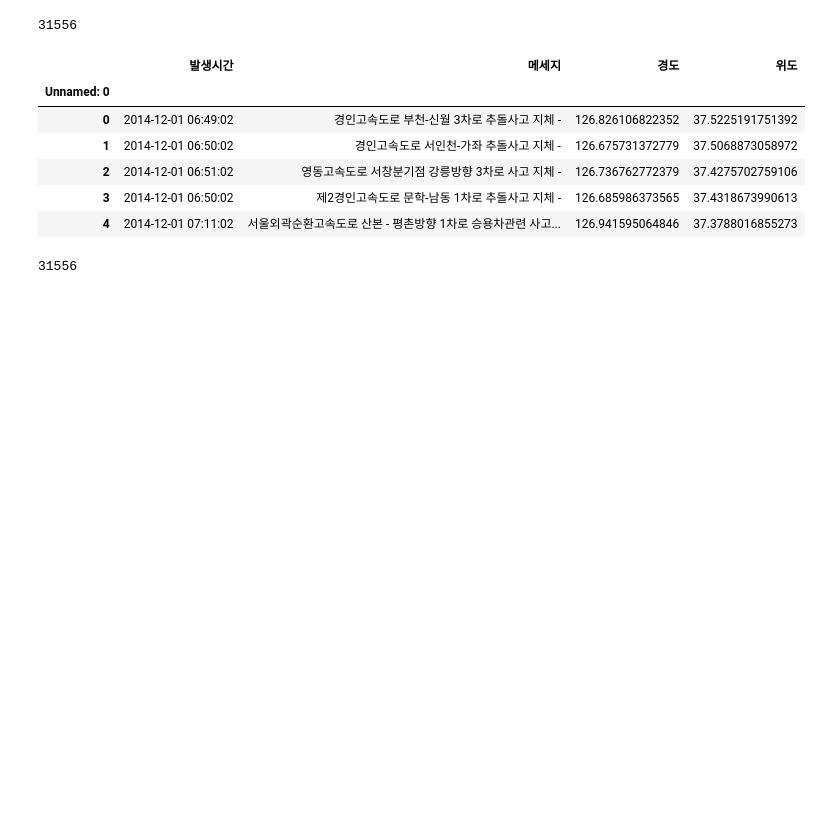
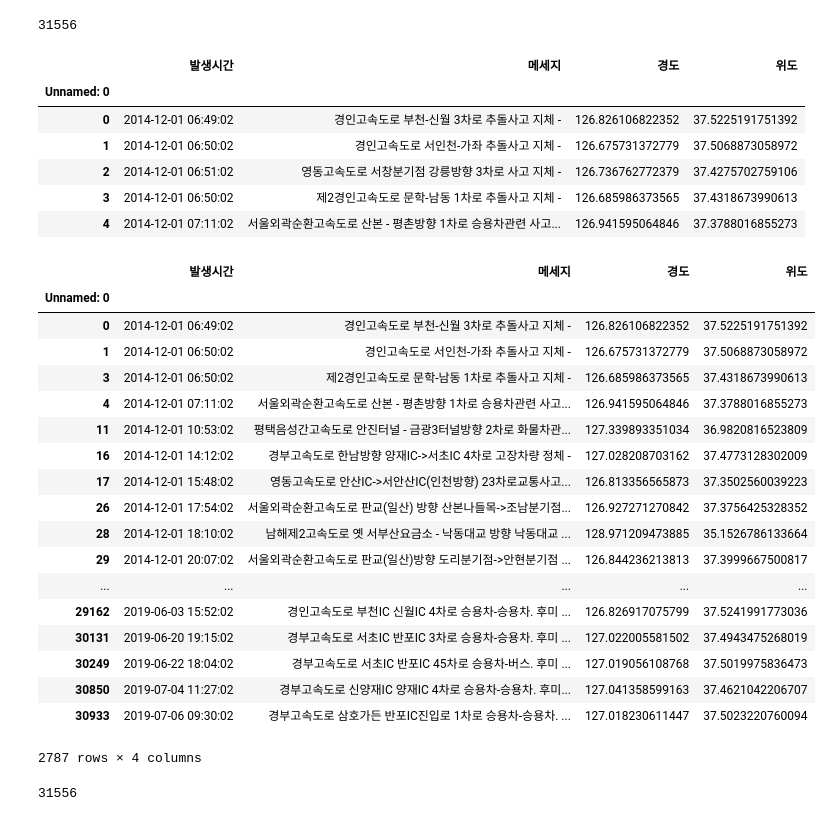
Before and after one commit to ghghtygh/akc_rproject, a Jupyter notebook: 사고데이터처리.ipynb, the cells around one changed output. Cells and saved outputs as stored; diff of their text form; code cells hidden in the pictures; blank space fills up the shorter version.

```diff
--- a/사고데이터처리.ipynb
+++ b/사고데이터처리.ipynb
@@ -310,6 +310,28 @@ acc_highway.head(5)
 | 2 | 2014-12-01 06:51:02 | 영동고속도로 서창분기점 강릉방향 3차로 사고 지체 - | 126.736762772379 | 37.4275702759106 |
 | 3 | 2014-12-01 06:50:02 | 제2경인고속도로 문학-남동 1차로 추돌사고 지체 - | 126.685986373565 | 37.4318673990613 |
 | 4 | 2014-12-01 07:11:02 | 서울외곽순환고속도로 산본 - 평촌방향 1차로 승용차관련 사고... | 126.941595064846 | 37.3788016855273 |
+# %%
+acc_highway[(acc_highway['메세지'].str)[:-3].str.contains('-')]
+# %% [output]
+|  | 발생시간 | 메세지 | 경도 | 위도 |
+| Unnamed: 0 |  |  |  |  |
+| 0 | 2014-12-01 06:49:02 | 경인고속도로 부천-신월 3차로 추돌사고 지체 - | 126.826106822352 | 37.5225191751392 |
+| 1 | 2014-12-01 06:50:02 | 경인고속도로 서인천-가좌 추돌사고 지체 - | 126.675731372779 | 37.5068873058972 |
+| 3 | 2014-12-01 06:50:02 | 제2경인고속도로 문학-남동 1차로 추돌사고 지체 - | 126.685986373565 | 37.4318673990613 |
+| 4 | 2014-12-01 07:11:02 | 서울외곽순환고속도로 산본 - 평촌방향 1차로 승용차관련 사고... | 126.941595064846 | 37.3788016855273 |
+| 11 | 2014-12-01 10:53:02 | 평택음성간고속도로 안진터널 - 금광3터널방향 2차로 화물차관... | 127.339893351034 | 36.9820816523809 |
+| 16 | 2014-12-01 14:12:02 | 경부고속도로 한남방향 양재IC->서초IC 4차로 고장차량 정체 - | 127.028208703162 | 37.4773128302009 |
+| 17 | 2014-12-01 15:48:02 | 영동고속도로 안산IC->서안산IC(인천방향) 23차로교통사고... | 126.813356565873 | 37.3502560039223 |
+| 26 | 2014-12-01 17:54:02 | 서울외곽순환고속도로 판교(일산) 방향 산본나들목->조남분기점... | 126.927271270842 | 37.3756425328352 |
+| 28 | 2014-12-01 18:10:02 | 남해제2고속도로 옛 서부산요금소 - 낙동대교 방향 낙동대교 ... | 128.971209473885 | 35.1526786133664 |
+| 29 | 2014-12-01 20:07:02 | 서울외곽순환고속도로 판교(일산)방향 도리분기점->안현분기점 ... | 126.844236213813 | 37.3999667500817 |
+| ... | ... | ... | ... | ... |
+| 29162 | 2019-06-03 15:52:02 | 경인고속도로 부천IC 신월IC 4차로 승용차-승용차. 후미 ... | 126.826917075799 | 37.5241991773036 |
+| 30131 | 2019-06-20 19:15:02 | 경부고속도로 서초IC 반포IC 3차로 승용차-승용차. 후미 ... | 127.022005581502 | 37.4943475268019 |
+| 30249 | 2019-06-22 18:04:02 | 경부고속도로 서초IC 반포IC 45차로 승용차-버스. 후미 ... | 127.019056108768 | 37.5019975836473 |
+| 30850 | 2019-07-04 11:27:02 | 경부고속도로 신양재IC 양재IC 4차로 승용차-승용차. 후미... | 127.041358599163 | 37.4621042206707 |
+| 30933 | 2019-07-06 09:30:02 | 경부고속도로 삼호가든 반포IC진입로 1차로 승용차-승용차. ... | 127.018230611447 | 37.5023220760094 |
+2787 rows × 4 columns
 # %%
 acc_conzone = pd.read_csv('acc_conzone.csv',sep=",",encoding='CP949')
 print(len(acc_highway))
```
Also changed, not shown: 2 other files.
